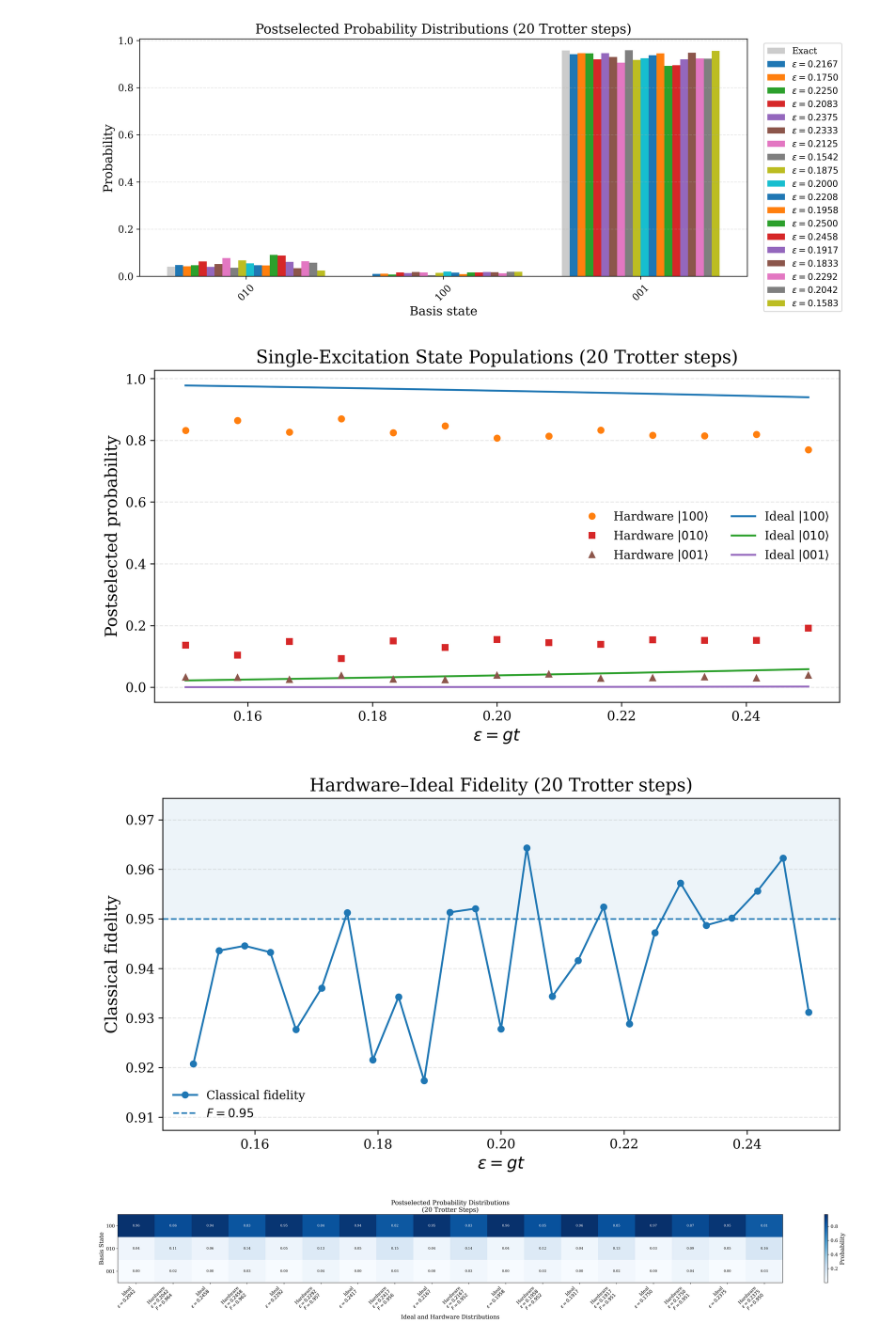
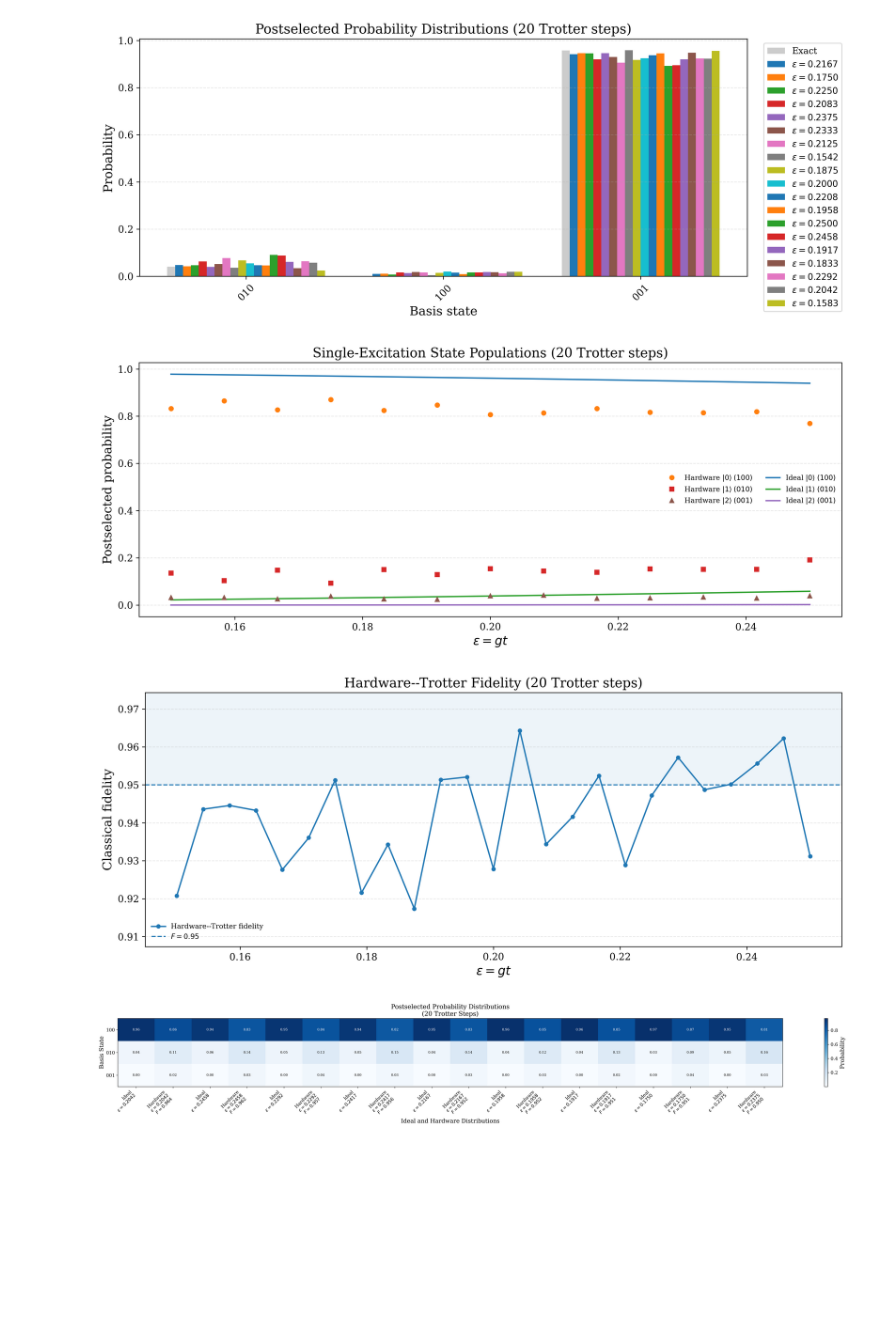
Before and after one commit to ali-tayyab/Digital-Quantum-Simulation-of-GUP-modified-Hamiltonians, a Jupyter notebook: fidelity_for_HO_using_real_backend.ipynb, the cells around one changed output. Drawn from its saved outputs; the diff is of its cells as text; code cells hidden in the pictures; blank space fills up the shorter version.

Commit message:
figure notations are changed

```diff
--- a/fidelity_for_HO_using_real_backend.ipynb
+++ b/fidelity_for_HO_using_real_backend.ipynb
@@ -444,10 +448,10 @@ eps = 0.237500, Fidelity = 95.02%
 # %%
 plt.rcParams.update({
     "font.family": "serif",
-    "font.size": 12,
+    "font.size": 7,
     "axes.labelsize": 14,
     "axes.titlesize": 15,
-    "legend.fontsize": 10,
+    "legend.fontsize": 8,
     "xtick.labelsize": 11,
     "ytick.labelsize": 11,
     "lines.linewidth": 1.2,
@@ -456,6 +460,11 @@ plt.rcParams.update({
 })
 
 states = ['100', '010', '001']
+logical_labels = [
+    r'$|0\rangle\;(100)$',
+    r'$|1\rangle\;(010)$',
+    r'$|2\rangle\;(001)$'
+    ]
 steps_value = troter_steps[0]
 
 selected_eps = [eps for eps, F in high_fidelity_eps]
@@ -467,18 +476,23 @@ markers = ['o', 's', '^', 'D', 'v', 'P', '*', 'X']
 for i, eps in enumerate(selected_eps):
 
     probs = postselected_results[steps_value][eps]
+    x = np.arange(len(states))
     y = [probs.get(state, 0) for state in states]
 
+
     ax.plot(
-        states,
+        x,
         y,
         marker=markers[i % len(markers)],
         label=rf'$\epsilon={eps:.4f}$'
     )
 
-ax.set_xlabel("Basis state")
+ax.set_xlabel("Logical unary state")
 ax.set_ylabel("Postselected probability")
 ax.set_title(f"Trotter steps = {steps_value}")
+ax.set_xticks(x)
+ax.set_xticklabels(logical_labels)
+ax.set_ylim(0,1)
 
 ax.grid(True, linestyle='--', alpha=0.4)
 
@@ -490,6 +504,7 @@ ax.legend(
 )
 
 plt.xticks(rotation=45)
+
 plt.tight_layout()
 
 plt.savefig(
@@ -703,11 +718,18 @@ plt.show()
 [figure]
 # %%
 steps_value = troter_steps[0]
+
+# Logical unary encoding
 states = ['100', '010', '001']
+logical_labels = [
+    r'$|0\rangle\;(100)$',
+    r'$|1\rangle\;(010)$',
+    r'$|2\rangle\;(001)$'
+]
 
 eps_values = sorted(results[steps_value].keys())
 
-fig, ax = plt.subplots(figsize=(9, 5))
+fig, ax = plt.subplots(figsize=(12, 5))
 
 markers = ['o', 's', '^']
 
@@ -726,7 +748,7 @@ for i, state in enumerate(states):
         norm = sum(ideal.get(s, 0) for s in states)
 
         ideal_y.append(
-            ideal.get(state, 0) / norm
+            ideal.get(state, 0) / norm if norm > 0 else 0
         )
 
         # Hardware postselected probabilities
@@ -773,36 +795,36 @@ ax.grid(
 
 # Hardware first, Ideal second
 handles = hardware_lines + ideal_lines
 
 labels = (
-    [rf'Hardware $|{state}\rangle$' for state in states]
+    [rf'Hardware {label}' for label in logical_labels]
     +
-    [rf'Ideal $|{state}\rangle$' for state in states]
+    [rf'Ideal {label}' for label in logical_labels]
 )
 
 ax.legend(
     handles,
     labels,
     frameon=False,
     ncol=2
 )
 
 plt.tight_layout()
 
 plt.savefig(
     "plots/probability_vs_epsilon.pdf",
     bbox_inches="tight"
 )
 
 plt.savefig(
     "plots/probability_vs_epsilon.png",
     dpi=600,
     bbox_inches="tight"
 )
 
 plt.show()
 # %% [output]
-[figure, old version]
+[figure, new version]
 # %%
 steps_value = troter_steps[0]
 
@@ -815,16 +837,16 @@ fidelities = np.array([
 
 FIDELITY_THRESHOLD = 0.95
 
-fig, ax = plt.subplots(figsize=(9, 5))
+fig, ax = plt.subplots(figsize=(12, 5))
 
-# Fidelity curve
+# Fidelity curve: Hardware vs. Trotter
 ax.plot(
     eps_values,
     fidelities,
     marker='o',
-    markersize=5,
+    markersize=4,
     linewidth=1.6,
-    label='Classical fidelity'
+    label='Hardware--Trotter fidelity'
 )
 
 # 95% threshold
@@ -861,7 +883,7 @@ ax.set_xlabel(r'$\epsilon = gt$')
 ax.set_ylabel('Classical fidelity')
 
 ax.set_title(
-    f'Hardware–Ideal Fidelity '
+    f'Hardware--Trotter Fidelity '
     f'({steps_value} Trotter steps)'
 )
 
@@ -890,7 +912,7 @@ plt.savefig(
 
 plt.show()
 # %% [output]
-[figure, old version]
+[figure, new version]
 # %%
 # Inputs
 
```
Also changed, not shown: parts of 6 cells of this notebook, 37 other files.
